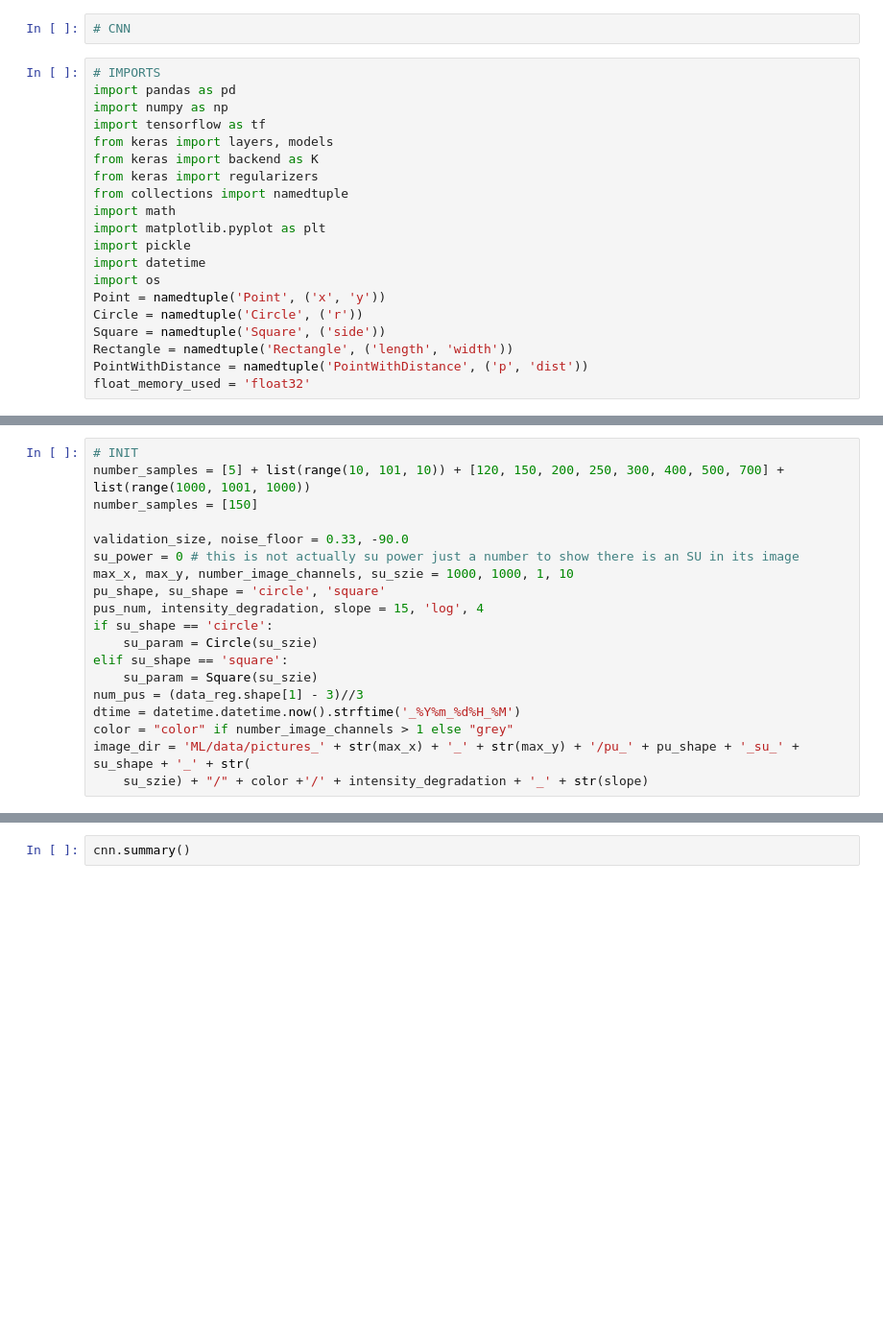
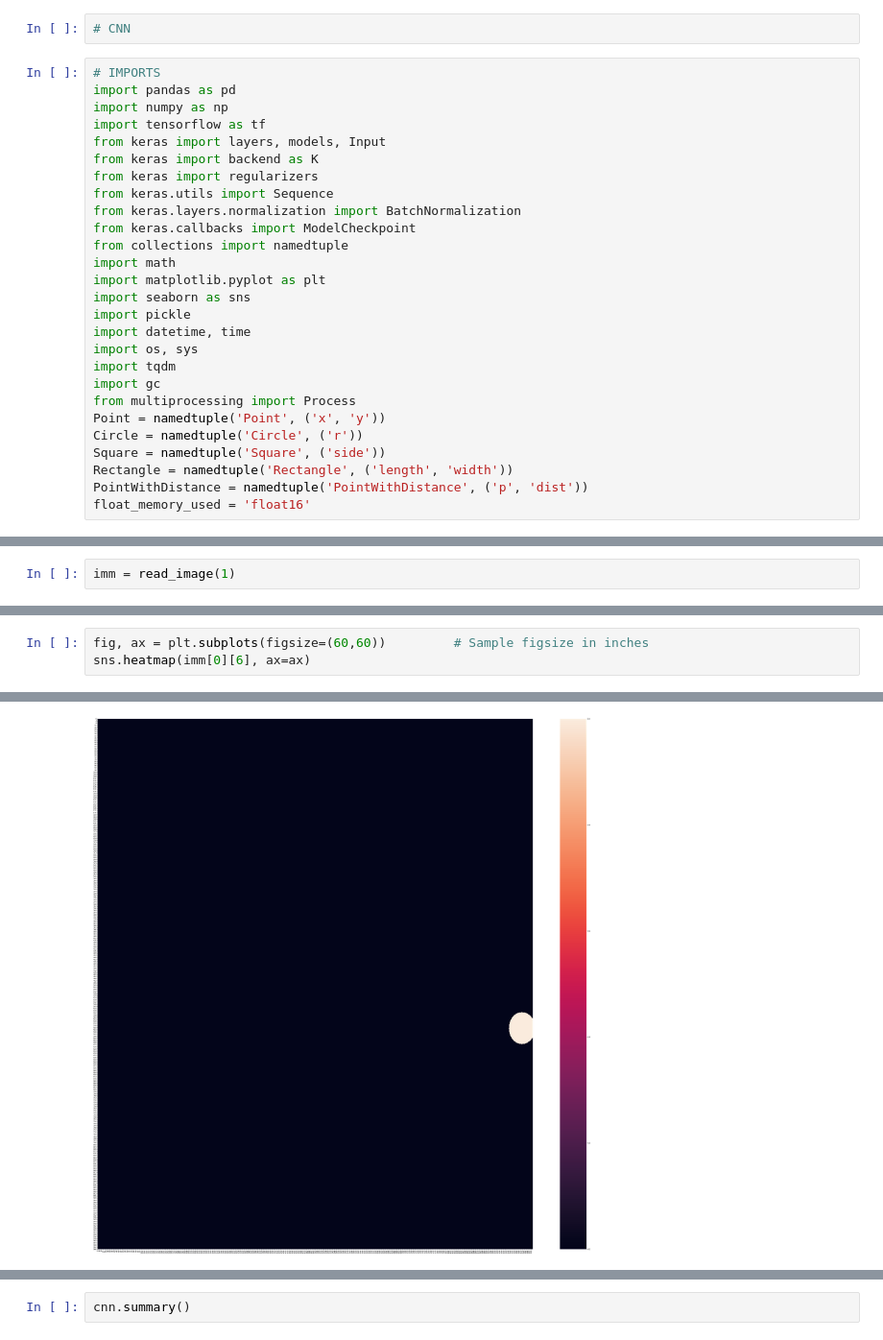
Before and after one commit to shahrokh765/MLSpectrumAllocation, a Jupyter notebook: CNN.ipynb, the cells around one changed output, grey strips where cells are left out. Shown: that part at 96% size. Cells and saved outputs as stored; diff of their text form; blank space fills up the shorter version.

```diff
--- a/CNN.ipynb
+++ b/CNN.ipynb
@@ -5,18 +5,25 @@
 import pandas as pd
 import numpy as np
 import tensorflow as tf
-from keras import layers, models
+from keras import layers, models, Input
 from keras import backend as K
 from keras import regularizers
+from keras.utils import Sequence
+from keras.layers.normalization import BatchNormalization
+from keras.callbacks import ModelCheckpoint
 from collections import namedtuple
 import math
 import matplotlib.pyplot as plt
+import seaborn as sns
 import pickle
-import datetime
-import os
+import datetime, time
+import os, sys
+import tqdm
+import gc
+from multiprocessing import Process
 Point = namedtuple('Point', ('x', 'y'))
 Circle = namedtuple('Circle', ('r'))
 Square = namedtuple('Square', ('side'))
 Rectangle = namedtuple('Rectangle', ('length', 'width'))
 PointWithDistance = namedtuple('PointWithDistance', ('p', 'dist'))
-float_memory_used = 'float32'
+float_memory_used = 'float16'
@@ -41,19 +126,0 @@ del dataframe, dataframe_max
-# %%
-# INIT
-number_samples = [5] + list(range(10, 101, 10)) + [120, 150, 200, 250, 300, 400, 500, 700] + list(range(1000, 1001, 1000))
-number_samples = [150]
-
-validation_size, noise_floor = 0.33, -90.0
-su_power = 0 # this is not actually su power just a number to show there is an SU in its image
-max_x, max_y, number_image_channels, su_szie = 1000, 1000, 1, 10
-pu_shape, su_shape = 'circle', 'square'
-pus_num, intensity_degradation, slope = 15, 'log', 4
-if su_shape == 'circle':
-    su_param = Circle(su_szie)
-elif su_shape == 'square':
-    su_param = Square(su_szie)
-num_pus = (data_reg.shape[1] - 3)//3
-dtime = datetime.datetime.now().strftime('_%Y%m_%d%H_%M')
-color = "color" if number_image_channels > 1 else "grey"
-image_dir = 'ML/data/pictures_' + str(max_x) + '_' + str(max_y) + '/pu_' + pu_shape + '_su_' + su_shape + '_' + str(
-    su_szie) + "/" + color +'/' + intensity_degradation + '_' + str(slope)
@@ -202,0 +498,2 @@ for image_num in range(0, 500):
+# %%
+imm = read_image(1)
@@ -202,0 +504,4 @@ for image_num in range(0, 500):
+# %%
+fig, ax = plt.subplots(figsize=(60,60))         # Sample figsize in inches
+sns.heatmap(imm[0][6], ax=ax)
+# %% [output]
@@ -203 +509,2 @@ for image_num in range(0, 500):
+[figure, added]
 # %%
```
Also changed, not shown: parts of 63 cells of this notebook, 10 other files.
